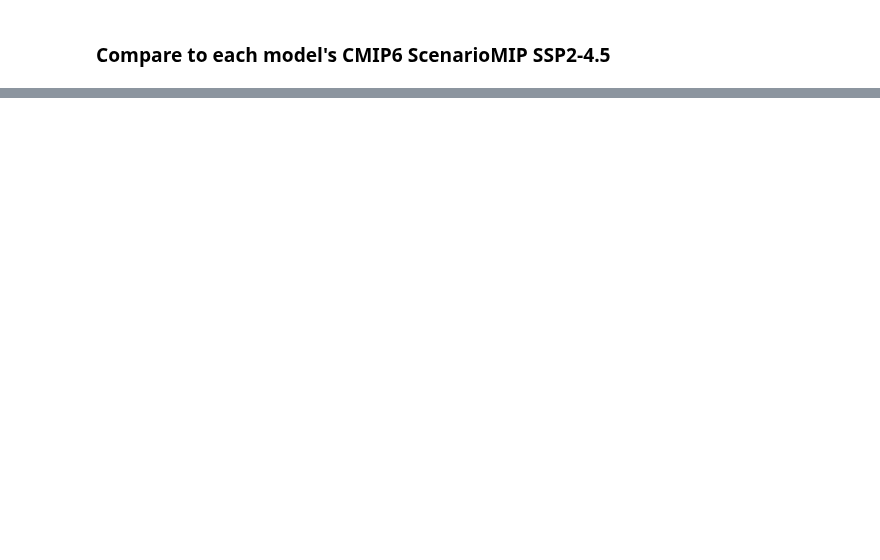
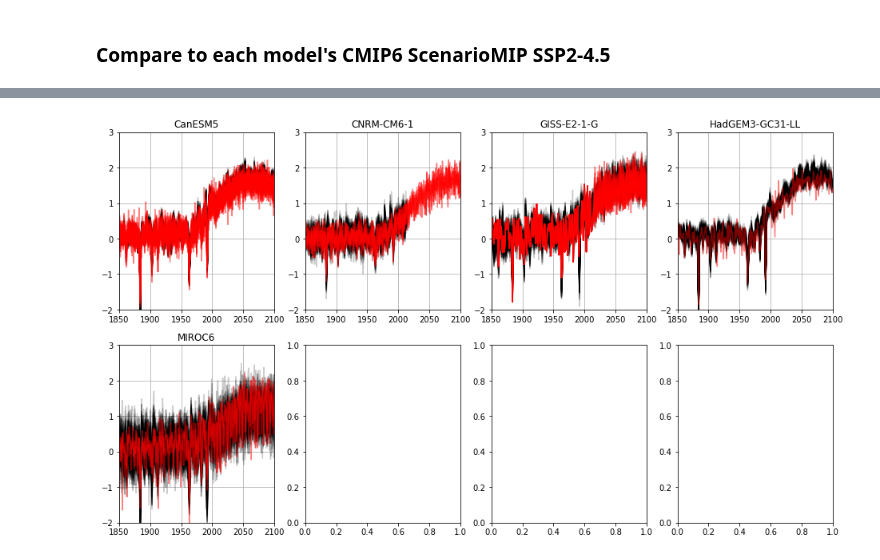
Before and after one commit to chrisroadmap/fair-calibrate, a Jupyter notebook: notebooks/040_run-irm3-with-forcing.ipynb, the cells around one changed output, grey strips where cells are left out. Drawn from its saved outputs; the diff is of its cells as text; code cells hidden in the pictures; blank space fills up the shorter version.

```diff
--- a/notebooks/040_run-irm3-with-forcing.ipynb
+++ b/notebooks/040_run-irm3-with-forcing.ipynb
@@ -407,14 +476,15 @@ for im, model in enumerate(models):
 # %%
 fig, ax = pl.subplots(2,4, figsize=(16,9))
 for im, model in enumerate(models):
     for i in range(n_ens):
         ax[im//4,im%4].plot(np.arange(1850, 2101), ens[model][i]['toa_imbalance'], color='k', alpha=0.2)
-    for run in branch_points['historical'][model]:
-        ax[im//4,im%4].plot(np.arange(1850, 2101), cmip6_results['toa_imbalance'][model][run], color='r', alpha=0.5)
+    ax[im//4,im%4].plot(np.arange(1850, 2101), cmip6[model]['rndt'].T, color='r', alpha=0.5)
     ax[im//4,im%4].set_xlim(1850,2100)
     ax[im//4,im%4].set_ylim(-2,3)
     ax[im//4,im%4].grid()
     ax[im//4,im%4].set_title(model)
+# %% [output]
+[figure, added]
 # %%
 fig, ax = pl.subplots(2,4, figsize=(16,9))
 for im, model in enumerate(models):
```
Also changed, not shown: parts of 27 cells of this notebook.
